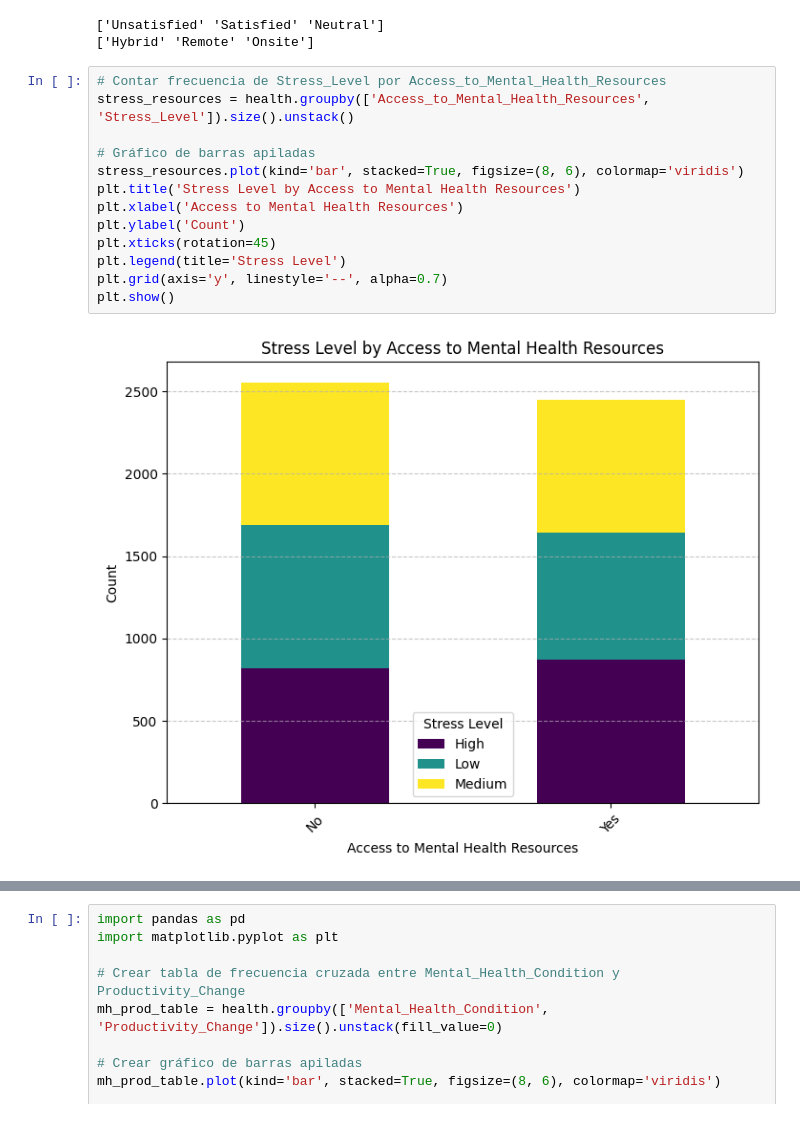
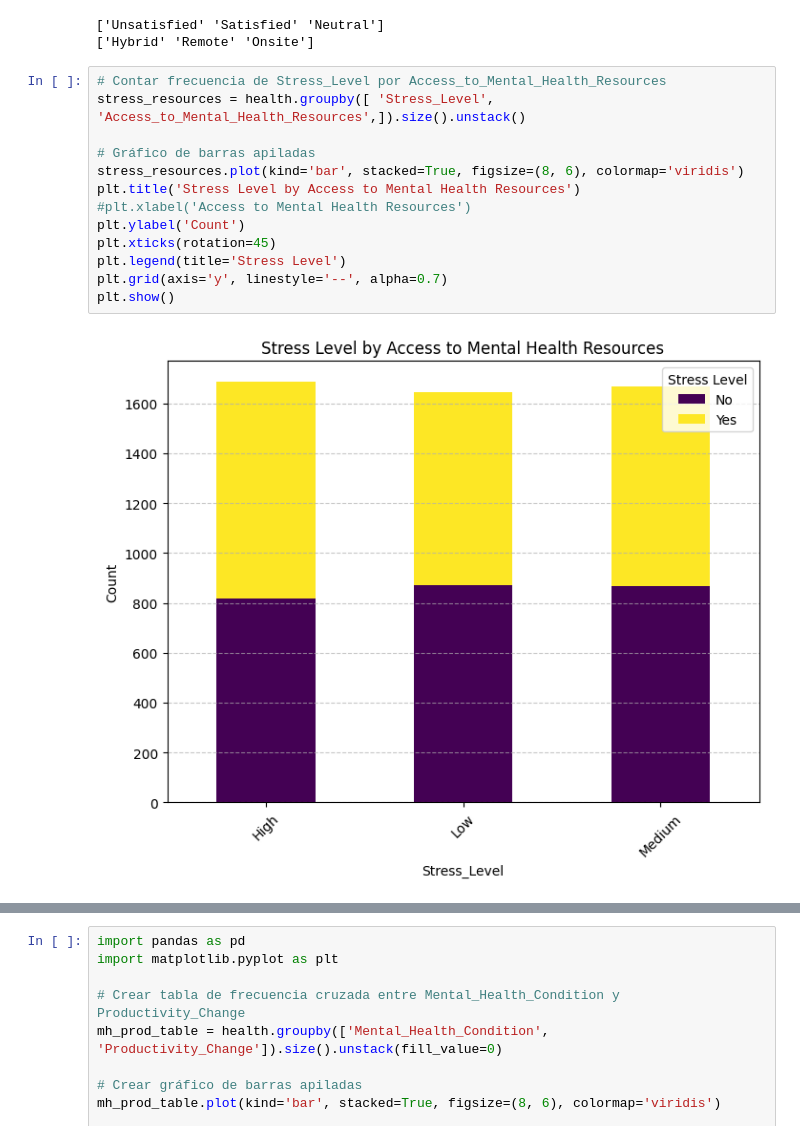
Before and after one commit to patrii10/EDA_Patricia_Diez, a Jupyter notebook: EDA_Entrega/src/notebooks/analisis_multivariante.ipynb, the cells around one changed output, grey strips where cells are left out. Cells and saved outputs as stored; diff of their text form.

```diff
--- a/EDA_Entrega/src/notebooks/analisis_multivariante.ipynb
+++ b/EDA_Entrega/src/notebooks/analisis_multivariante.ipynb
@@ -130,16 +130,16 @@ print(health.Work_Location.unique())
 ['Hybrid' 'Remote' 'Onsite']
 # %%
 # Contar frecuencia de Stress_Level por Access_to_Mental_Health_Resources
-stress_resources = health.groupby(['Access_to_Mental_Health_Resources', 'Stress_Level']).size().unstack()
+stress_resources = health.groupby([ 'Stress_Level', 'Access_to_Mental_Health_Resources',]).size().unstack()
 
 # Gráfico de barras apiladas
 stress_resources.plot(kind='bar', stacked=True, figsize=(8, 6), colormap='viridis')
 plt.title('Stress Level by Access to Mental Health Resources')
-plt.xlabel('Access to Mental Health Resources')
+#plt.xlabel('Access to Mental Health Resources')
 plt.ylabel('Count')
 plt.xticks(rotation=45)
 plt.legend(title='Stress Level')
 plt.grid(axis='y', linestyle='--', alpha=0.7)
 plt.show()
 # %% [output]
-[figure, old version]
+[figure, new version]
```
Also changed, not shown: parts of 7 cells of this notebook, 3 other files.
